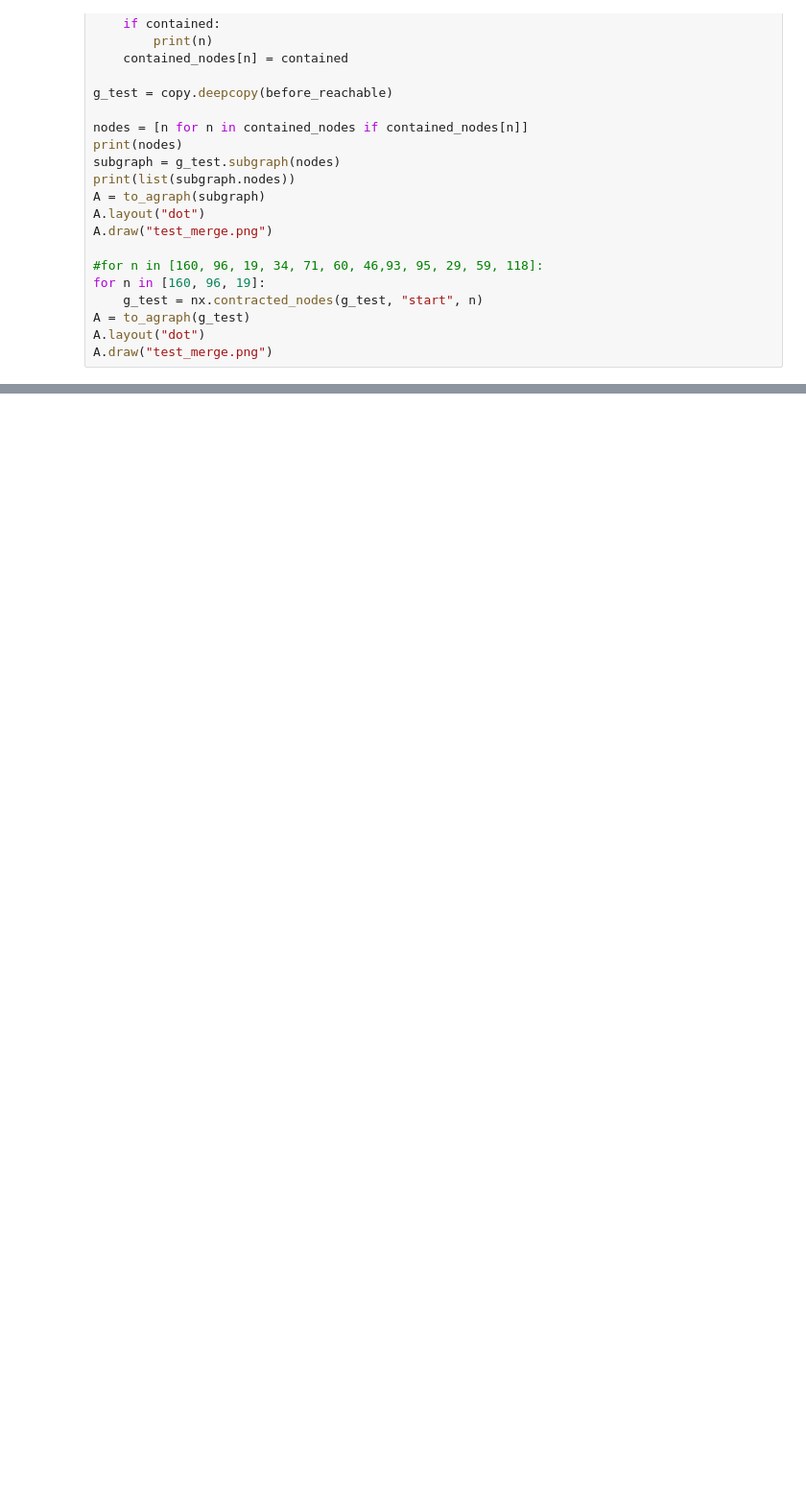
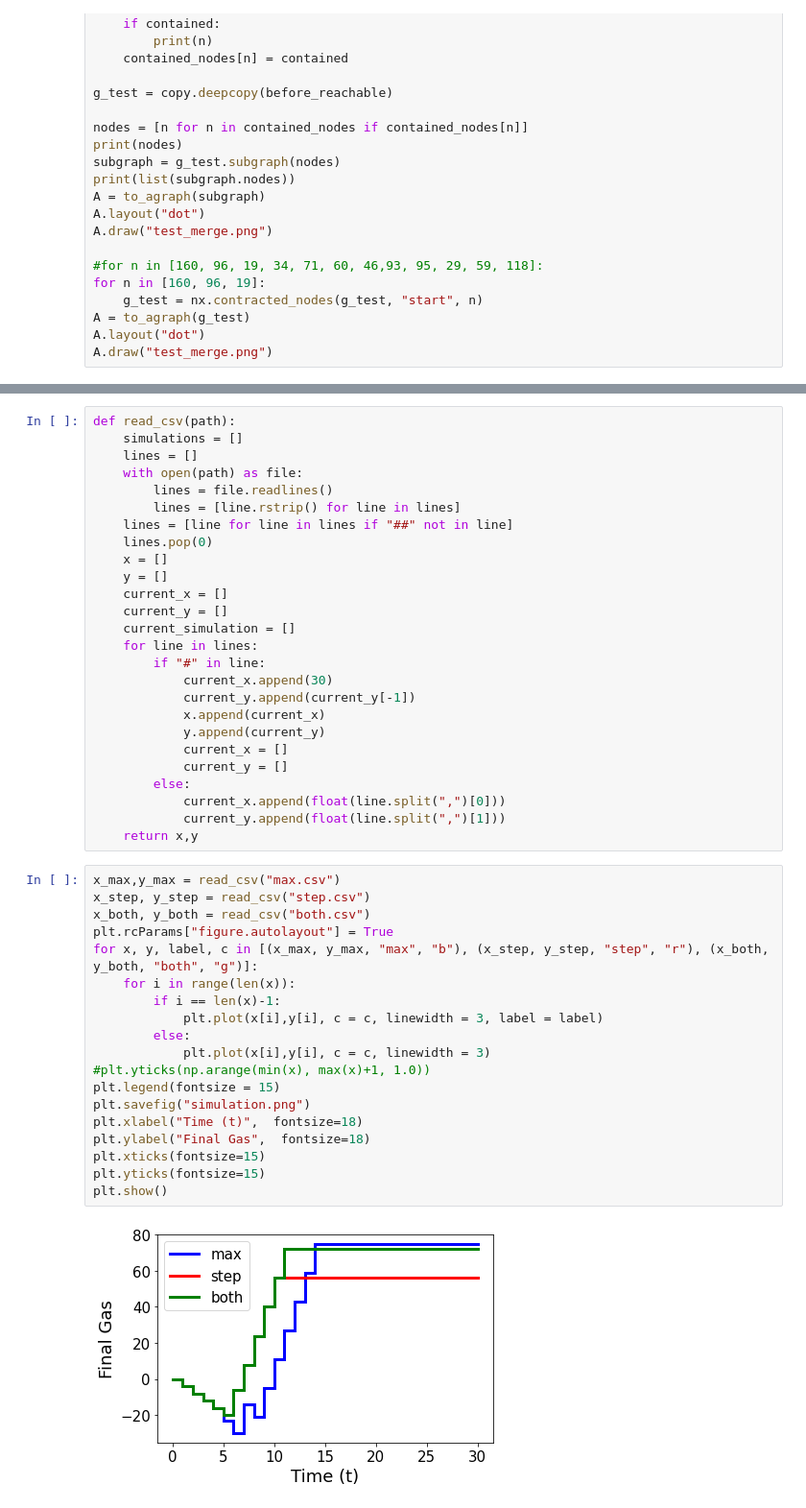
Before and after one commit to smartjourneymining/bpi_games, a Jupyter notebook: bpi_both.ipynb, the cells around one changed output, grey strips where cells are left out. Shown at 96% size. Saved outputs shown, nothing was run; the diff lists cells and outputs as text; blank space fills up the shorter version.

Commit message:
current state

```diff
--- a/bpi_both.ipynb
+++ b/bpi_both.ipynb
@@ -1583,0 +1508,47 @@ A
+# %%
+def read_csv(path):
+    simulations = []
+    lines = []
+    with open(path) as file:
+        lines = file.readlines()
+        lines = [line.rstrip() for line in lines]
+    lines = [line for line in lines if "##" not in line]
+    lines.pop(0)
+    x = []
+    y = []
+    current_x = []
+    current_y = []
+    current_simulation = []
+    for line in lines:
+        if "#" in line:
+            current_x.append(30)
+            current_y.append(current_y[-1])
+            x.append(current_x)
+            y.append(current_y)
+            current_x = []
+            current_y = []
+        else:
+            current_x.append(float(line.split(",")[0]))
+            current_y.append(float(line.split(",")[1]))
+    return x,y
+# %%
+x_max,y_max = read_csv("max.csv")
+x_step, y_step = read_csv("step.csv")
+x_both, y_both = read_csv("both.csv")
+plt.rcParams["figure.autolayout"] = True
+for x, y, label, c in [(x_max, y_max, "max", "b"), (x_step, y_step, "step", "r"), (x_both, y_both, "both", "g")]:
+    for i in range(len(x)):
+        if i == len(x)-1:
+            plt.plot(x[i],y[i], c = c, linewidth = 3, label = label)
+        else:
+            plt.plot(x[i],y[i], c = c, linewidth = 3)
+#plt.yticks(np.arange(min(x), max(x)+1, 1.0))
+plt.legend(fontsize = 15)
+plt.savefig("simulation.png")
+plt.xlabel("Time (t)",  fontsize=18)
+plt.ylabel("Final Gas",  fontsize=18)
+plt.xticks(fontsize=15)
+plt.yticks(fontsize=15)
+plt.show()
+# %% [output]
+[figure, added]
```
Also changed, not shown: parts of 38 cells of this notebook.
